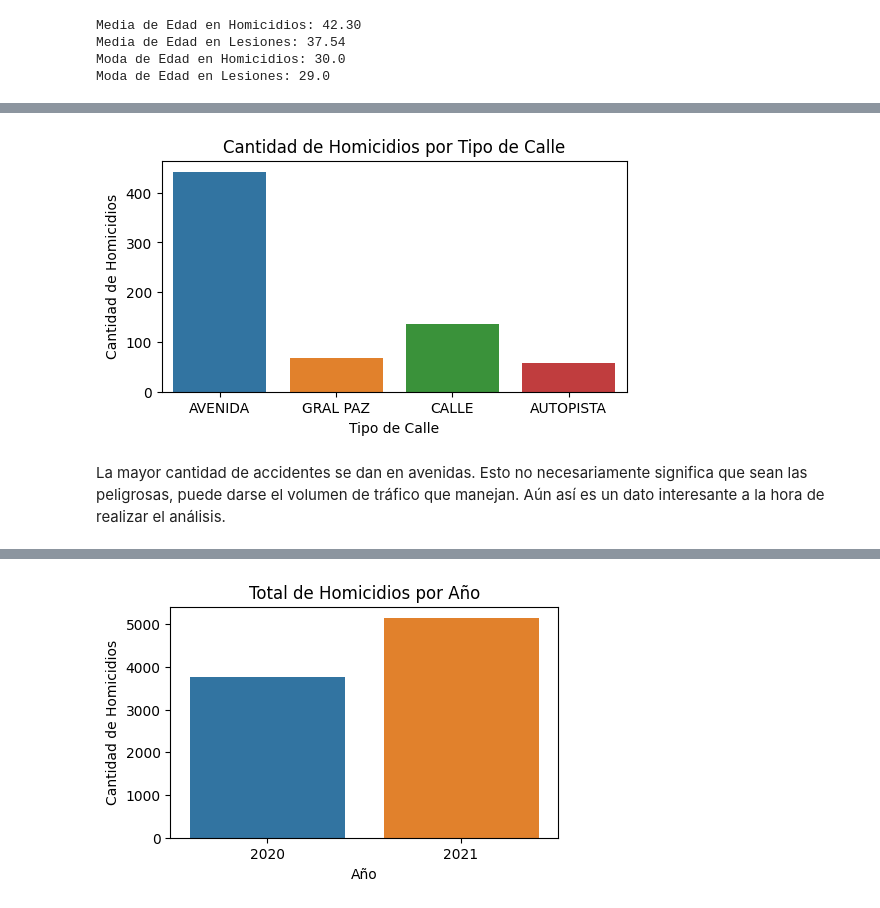
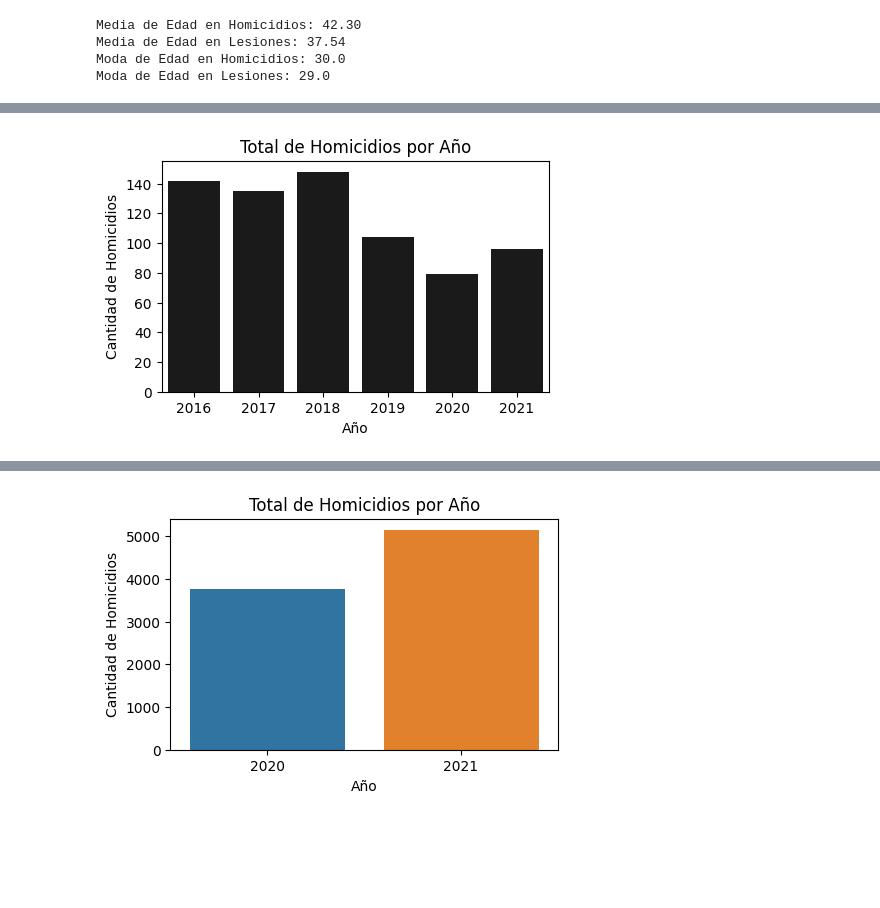
Before and after one commit to torcivita/PI-Siniestros-Viales, a Jupyter notebook: ETL + EDA.ipynb, the cells around one changed output, grey strips where cells are left out. Saved outputs shown, nothing was run; the diff lists cells and outputs as text; code cells hidden in the pictures; blank space fills up the shorter version.

```diff
--- a/ETL + EDA.ipynb
+++ b/ETL + EDA.ipynb
@@ -747,12 +875,10 @@ Moda de Edad en Lesiones: 29.0
 # %%
-# Relacionamos el tipo de calle con la cantidad de homicidios
-plt.figure(figsize=(6, 3))
-sns.countplot(x='TIPO_DE_CALLE')
-plt.title('Cantidad de Homicidios por Tipo de Calle')
-plt.xlabel('Tipo de Calle')
+# Comparamos la cantidad de accidentes fatales por cada año
+plt.figure(figsize=(5, 3))
+sns.countplot(x='AAAA', data=homicidios_merge, color=[0.1,0.1,0.1])
+plt.title('Total de Homicidios por Año')
+plt.xlabel('Año')
 plt.ylabel('Cantidad de Homicidios')
 plt.show()
 # %% [output]
-[figure, old version]
+[figure, new version]
-# %% [markdown]
-La mayor cantidad de accidentes se dan en avenidas. Esto no necesariamente significa que sean las peligrosas, puede darse el volumen de tráfico que manejan. Aún así es un dato interesante a la hora de realizar el análisis.
```
Also changed, not shown: parts of 31 cells of this notebook, 5 other files.
